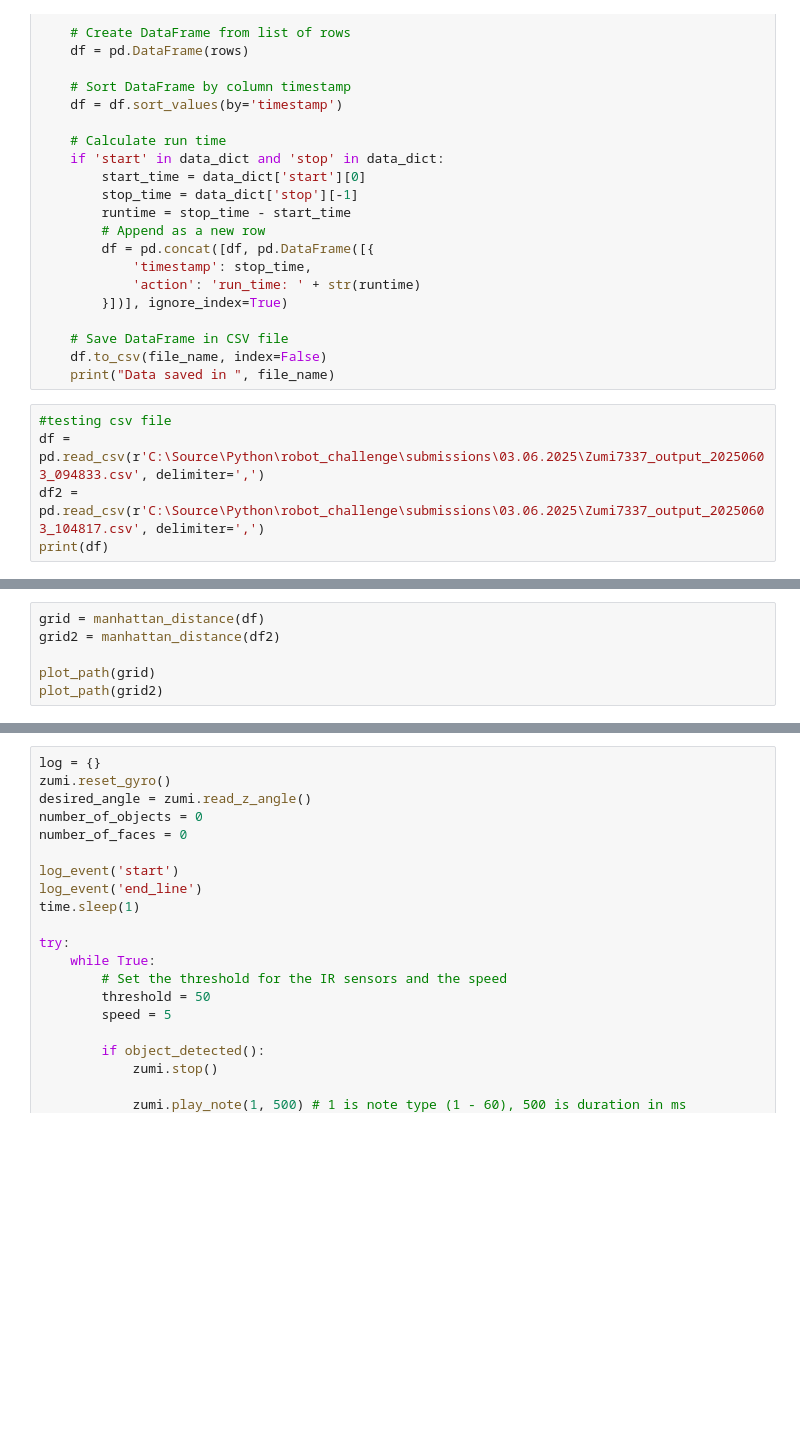
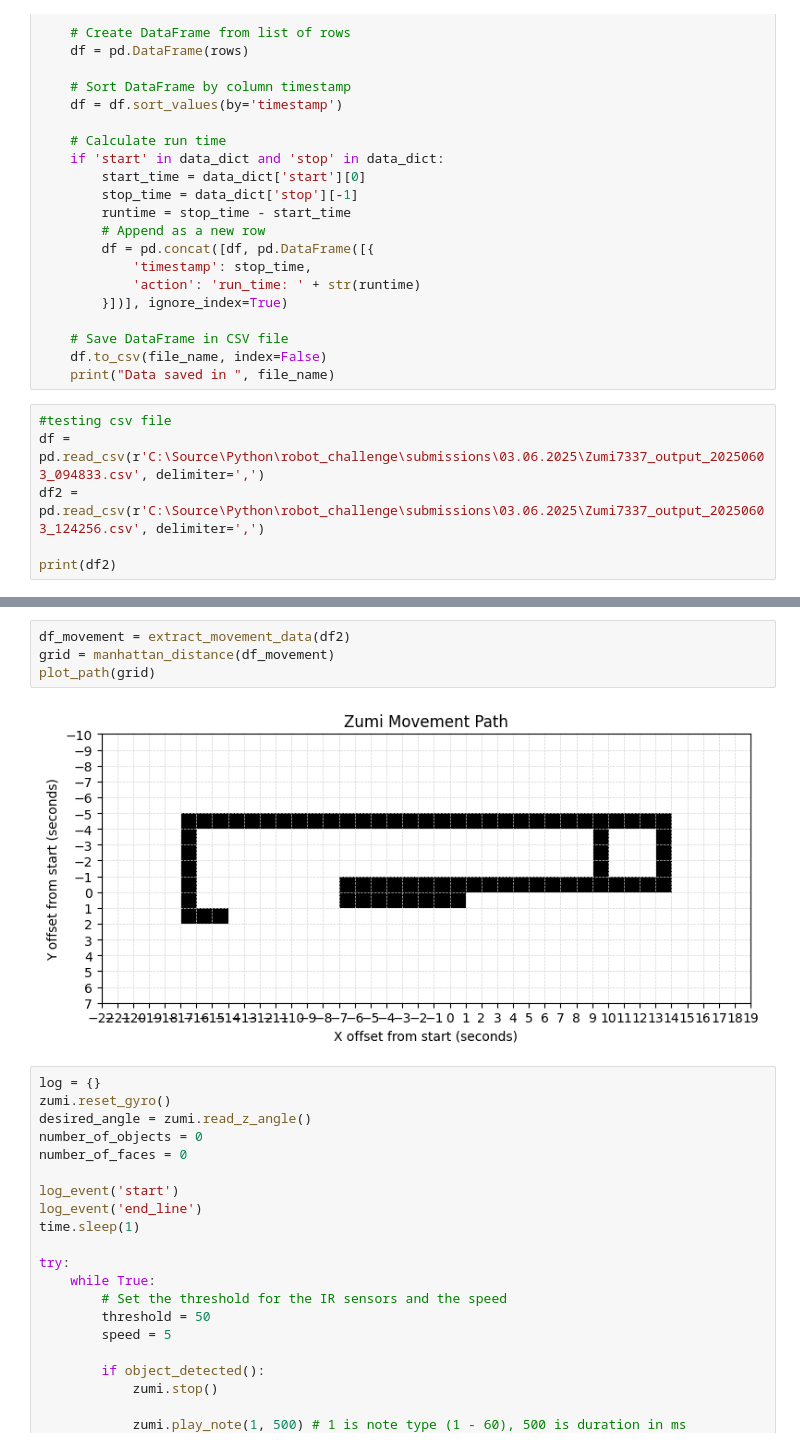
Before and after one commit to mikeandrusyak/robot_challenge, a Jupyter notebook: src/main_jupyther.ipynb, the cells around one changed output, grey strips where cells are left out. Drawn from its saved outputs; the diff is of its cells as text; blank space fills up the shorter version.

```diff
--- a/src/main_jupyther.ipynb
+++ b/src/main_jupyther.ipynb
@@ -362,5 +362,6 @@ def save_dict_to_csv(data_dict):
 # %%
 #testing csv file
 df = pd.read_csv(r'C:\Source\Python\robot_challenge\submissions\03.06.2025\Zumi7337_output_20250603_094833.csv', delimiter=',')
-df2 = pd.read_csv(r'C:\Source\Python\robot_challenge\submissions\03.06.2025\Zumi7337_output_20250603_104817.csv', delimiter=',')
-print(df)
+df2 = pd.read_csv(r'C:\Source\Python\robot_challenge\submissions\03.06.2025\Zumi7337_output_20250603_124256.csv', delimiter=',')
+
+print(df2)
@@ -419,6 +382,0 @@ def plot_path(grid):
-# %%
-grid = manhattan_distance(df)
-grid2 = manhattan_distance(df2)
-
-plot_path(grid)
-plot_path(grid2)
@@ -425,3 +587,9 @@ plot_path(grid2)
+# %%
+df_movement = extract_movement_data(df2)
+grid = manhattan_distance(df_movement)
+plot_path(grid)
+# %% [output]
+[figure, added]
 # %%
 log = {}
 zumi.reset_gyro()
```
Also changed, not shown: parts of 3 cells of this notebook.
